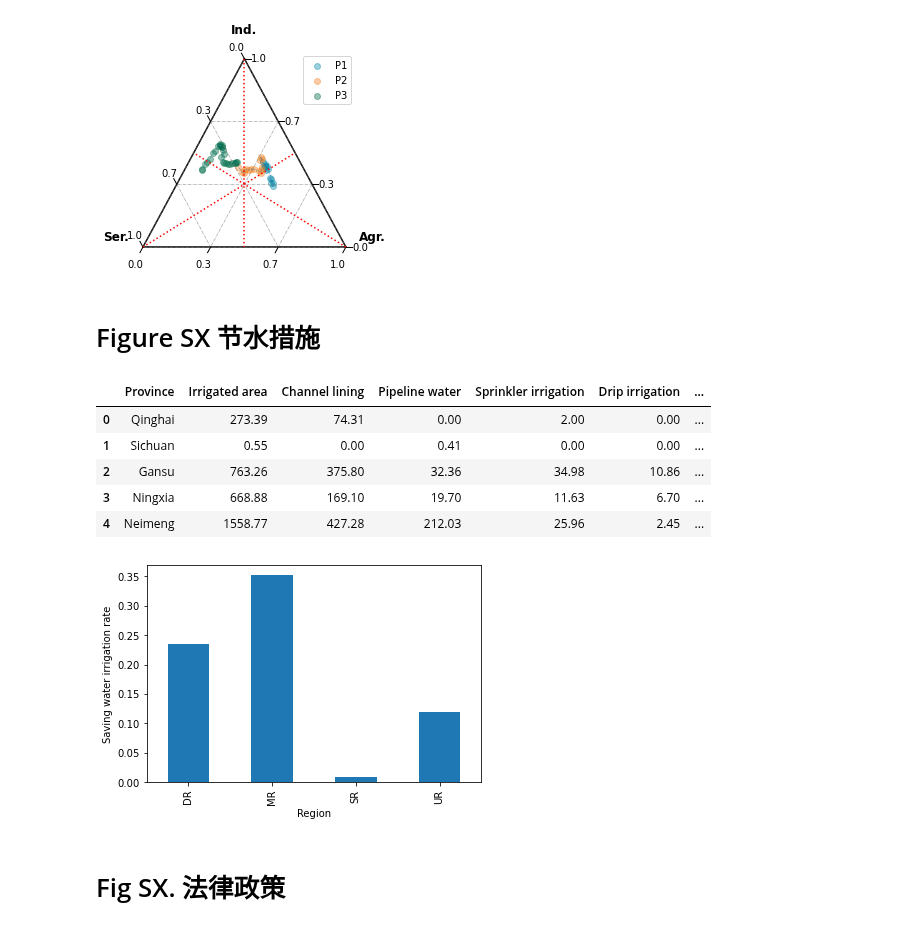
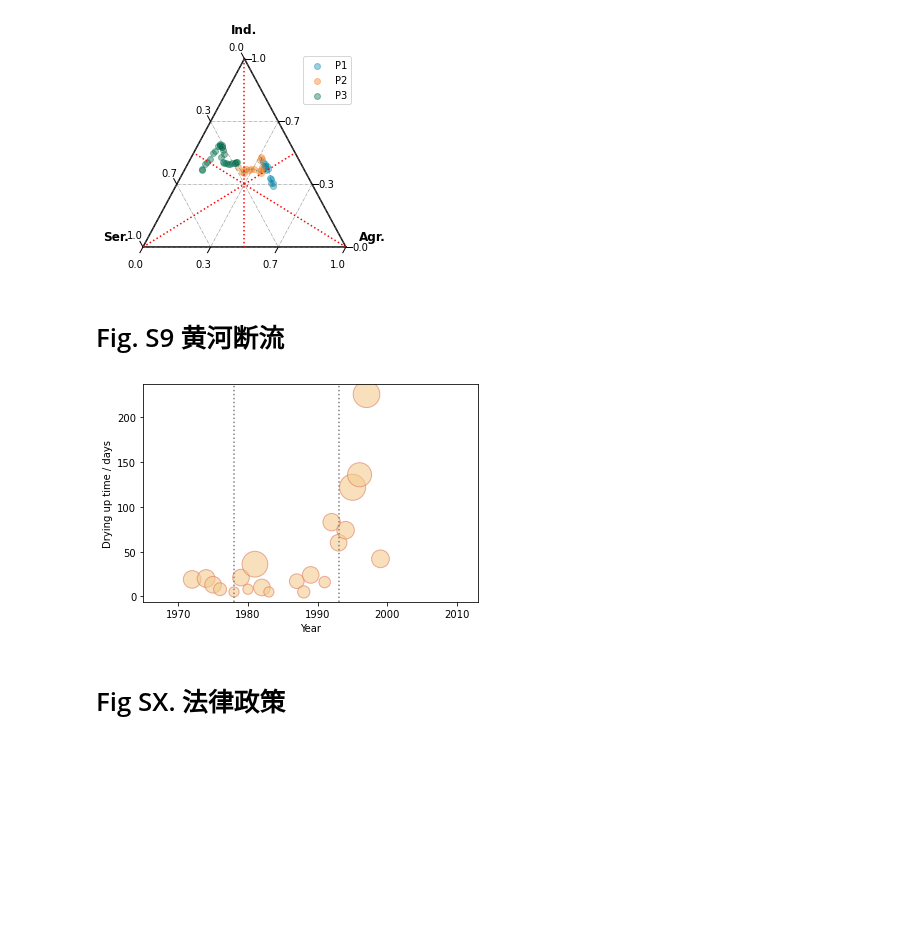
Before and after one commit to SongshGeo/Water-Governance-Regimes, a Jupyter notebook: notebooks/appendix.ipynb, the cells around one changed output. Drawn from its saved outputs; the diff is of its cells as text; code cells hidden in the pictures; blank space fills up the shorter version.

```diff
--- a/notebooks/appendix.ipynb
+++ b/notebooks/appendix.ipynb
@@ -190,38 +336,33 @@ tax.savefig("../figures/sup/ternary.pdf", dpi=300);
 # %% [output]
 (0.23601636295666628, 0.4512159114990726, 0.3127677255442612)
 [figure]
-# %% [markdown]
-# Figure SX 节水措施
-# %%
-from tools.processing import get_region_by_province_name
-
-saving_water = pd.read_excel("../data/saving_water.xlsx")
-saving_water['Region'] = saving_water['Province'].apply(get_region_by_province_name)
-saving_water.head()
-# %% [output]
-|  | Province | Irrigated area | Channel lining | Pipeline water | Sprinkler irrigation | Drip irrigation | ... |
-| 0 | Qinghai | 273.39 | 74.31 | 0.00 | 2.00 | 0.00 | ... |
-| 1 | Sichuan | 0.55 | 0.00 | 0.41 | 0.00 | 0.00 | ... |
-| 2 | Gansu | 763.26 | 375.80 | 32.36 | 34.98 | 10.86 | ... |
-| 3 | Ningxia | 668.88 | 169.10 | 19.70 | 11.63 | 6.70 | ... |
-| 4 | Neimeng | 1558.77 | 427.28 | 212.03 | 25.96 | 2.45 | ... |
-# %%
-# 按区域进行加和
-sw_region = saving_water.groupby("Region").sum()
-
-# 计算每个区域的节水率
-sw_region['Rate'] = sw_region.iloc[:, 2:].sum(axis=1) / sw_region['Irrigated area']
-
-fig, ax = plt.subplots()
-sw_region['Rate'].plot.bar(ax=ax)
-ax.set_xlabel("Region")
-ax.set_ylabel("Saving water irrigation rate")
-
-plt.savefig('../figures/sup/saving_water.jpg', dpi=300)
-plt.savefig('../figures/sup/saving_water.pdf', dpi=300)
-plt.show();
-# %% [output]
-[figure, removed]
+# %% [markdown]
+# Fig. S9 黄河断流
+# %%
+from tools.statistic import line_fit
+outage = pd.read_excel(r"../data/river break.xlsx")
+fig, ax = plt.subplots()
+ax.scatter(
+    x=outage['年份'],
+    y=outage['断流天数'],
+    s=outage['断流长度'],
+    color=region_colors[2],
+    edgecolors=region_colors[1],
+    alpha=0.6,
+    label='Drying up'
+)
+ax.set_xlim(1965, 2013)
+# ax.set_ylim(0, 300)
+ax.axvline(1978, ls=':', color='gray')
+ax.axvline(1993, ls=':', color='gray')
+ax.set_xlabel("Year")
+ax.set_ylabel("Drying up time / days")
+
+plt.savefig(r'../figures/sup/outages.pdf', dpi=300)
+plt.savefig(r'../figures/sup/outages.jpg', dpi=300)
+plt.show();
+# %% [output]
+[figure, added]
 # %% [markdown]
 # Fig SX. 法律政策
 # %%
```
Also changed, not shown: parts of 12 cells of this notebook, 15 other files.
